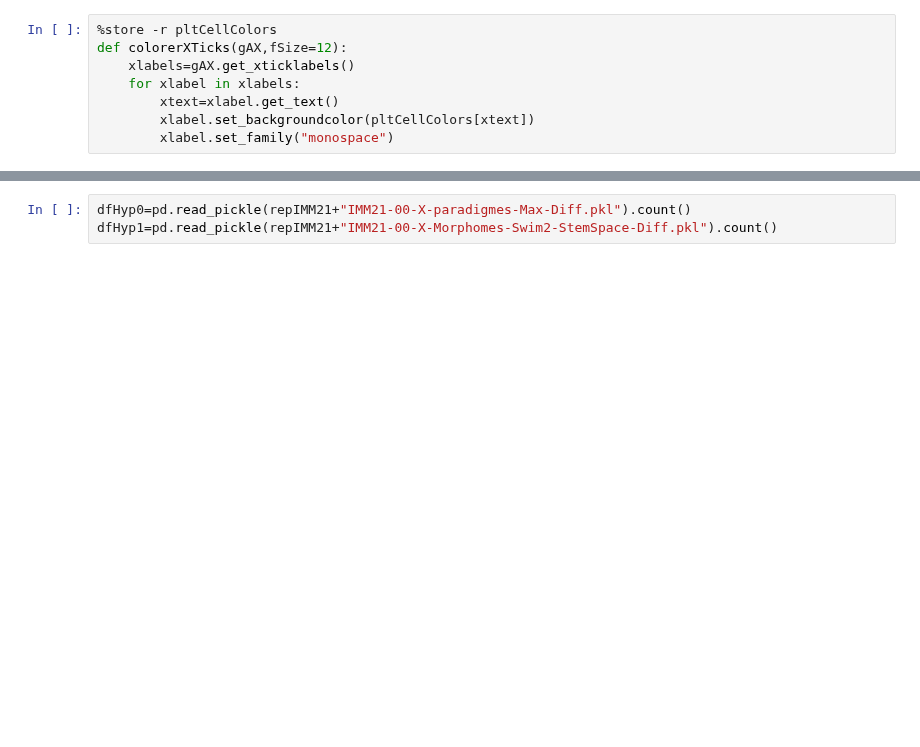
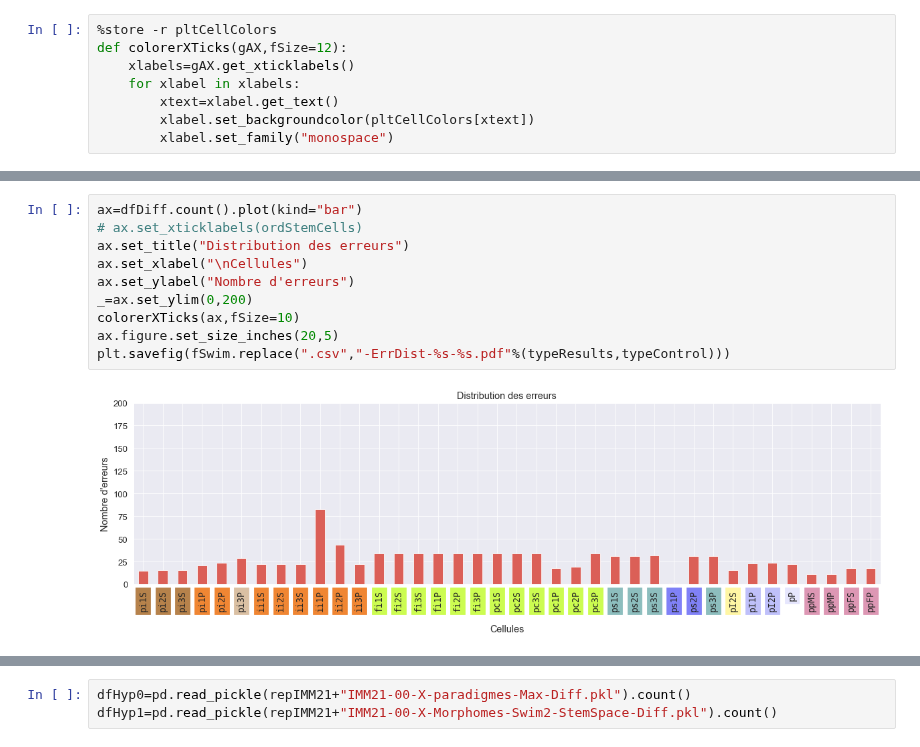
Before and after one commit to gboye/SWIM, a Jupyter notebook: ParadigmGeneration/L4L/L4L-CompareForms.ipynb, the cells around one changed output, grey strips where cells are left out. Cells and saved outputs as stored; diff of their text form; blank space fills up the shorter version.

```diff
--- a/ParadigmGeneration/L4L/L4L-CompareForms.ipynb
+++ b/ParadigmGeneration/L4L/L4L-CompareForms.ipynb
@@ -259,0 +394,12 @@ plt.savefig(fSwim.replace(".csv","-ErrDist-%s.pdf"%typeResults))
+# %%
+ax=dfDiff.count().plot(kind="bar")
+# ax.set_xticklabels(ordStemCells)
+ax.set_title("Distribution des erreurs")
+ax.set_xlabel("\nCellules")
+ax.set_ylabel("Nombre d'erreurs")
+_=ax.set_ylim(0,200)
+colorerXTicks(ax,fSize=10)
+ax.figure.set_size_inches(20,5)
+plt.savefig(fSwim.replace(".csv","-ErrDist-%s-%s.pdf"%(typeResults,typeControl)))
+# %% [output]
+[figure, added]
```
Also changed, not shown: parts of 32 cells of this notebook, 1 other file.
